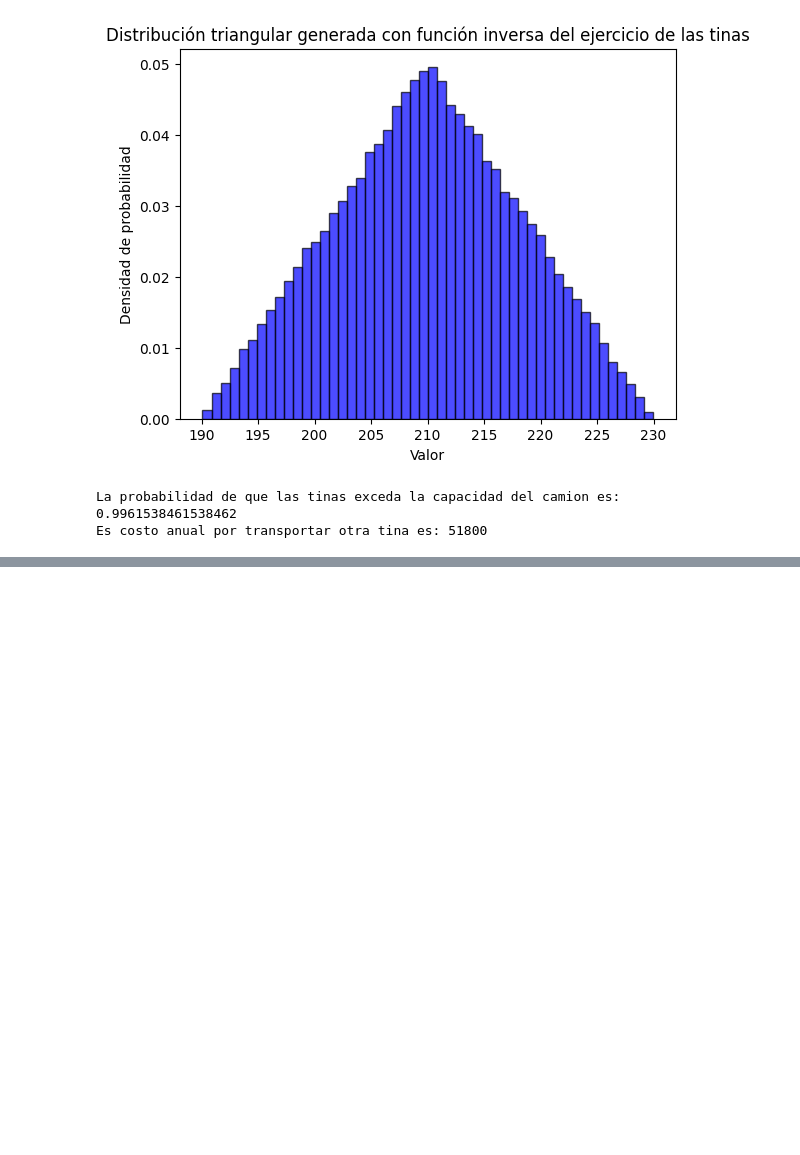
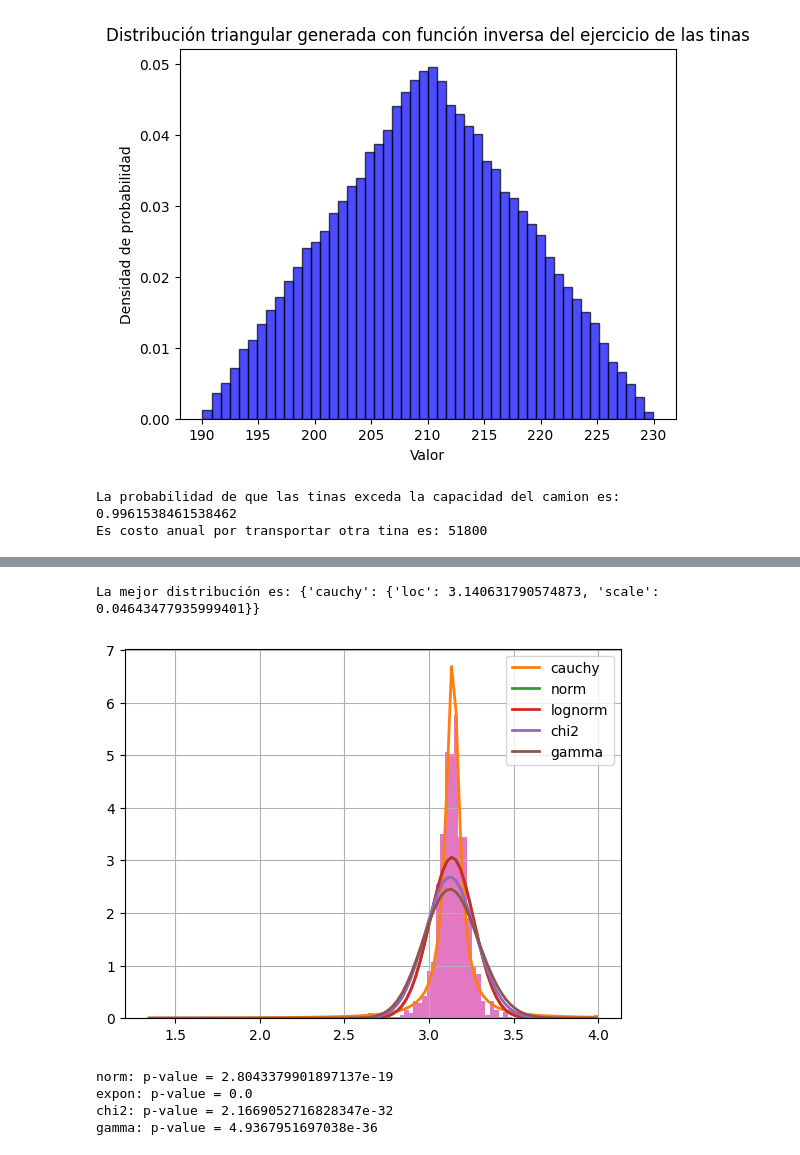
Before and after one commit to Zarate73/Simulaci-n-, a Jupyter notebook: Catalogo_de_distribuciones.ipynb, the cells around one changed output, grey strips where cells are left out. Cells and saved outputs as stored; diff of their text form; code cells hidden in the pictures; blank space fills up the shorter version.

```diff
--- a/Catalogo_de_distribuciones.ipynb
+++ b/Catalogo_de_distribuciones.ipynb
@@ -728,0 +875,15 @@ Es costo anual por transportar otra tina es: 51800
+# %%
+# Crear una instancia de Fitter y ajustarla a los datos
+f = Fitter(k, distributions=get_common_distributions())
+f.fit()
+
+# Mostrar los resultados del ajuste
+f.summary()
+
+# Mostrar la mejor distribución
+print("La mejor distribución es:", f.get_best())
+
+# Opcional: Graficar los resultados
+f.hist()  # Use f.hist() to display a histogram of fitted distributions
+plt.show()
+# %% [output]
@@ -728,0 +900,24 @@ Es costo anual por transportar otra tina es: 51800
+La mejor distribución es: {'cauchy': {'loc': 3.140631790574873, 'scale': 0.04643477935999401}}
+[figure, added]
+# %%
+
+# Lista de distribuciones a probar
+distributions = ['norm', 'expon', 'chi2', 'gamma']
+
+# Resultados de las pruebas de bondad de ajuste
+results = {}
+
+for distribution in distributions:
+    dist = getattr(stats, distribution)
+    param = dist.fit(k)
+    stat, p_value = stats.kstest(k, distribution, args=param)
+    results[distribution] = p_value
+
+# Mostrar los resultados
+for dist, p_value in results.items():
+    print(f"{dist}: p-value = {p_value}")
+# %% [output]
+norm: p-value = 2.8043379901897137e-19
+expon: p-value = 0.0
+chi2: p-value = 2.1669052716828347e-32
+gamma: p-value = 4.9367951697038e-36
```
Also changed, not shown: parts of 11 cells of this notebook.
